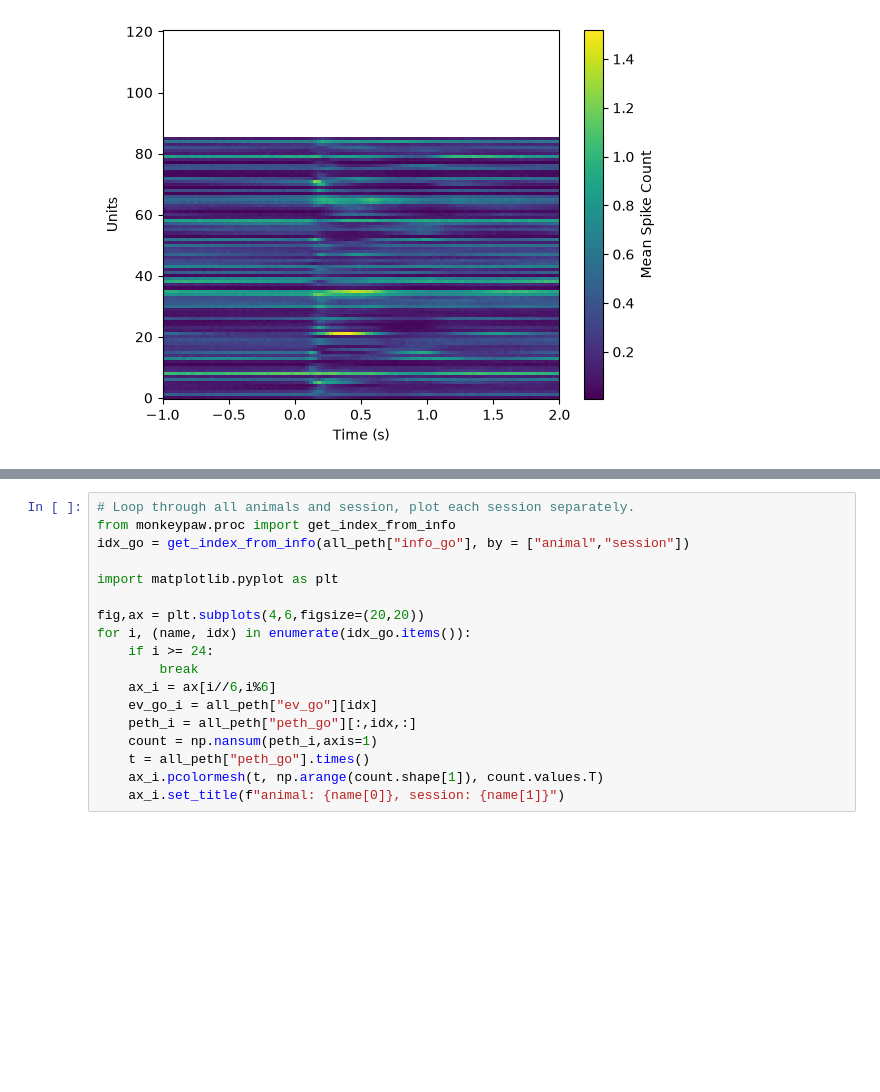
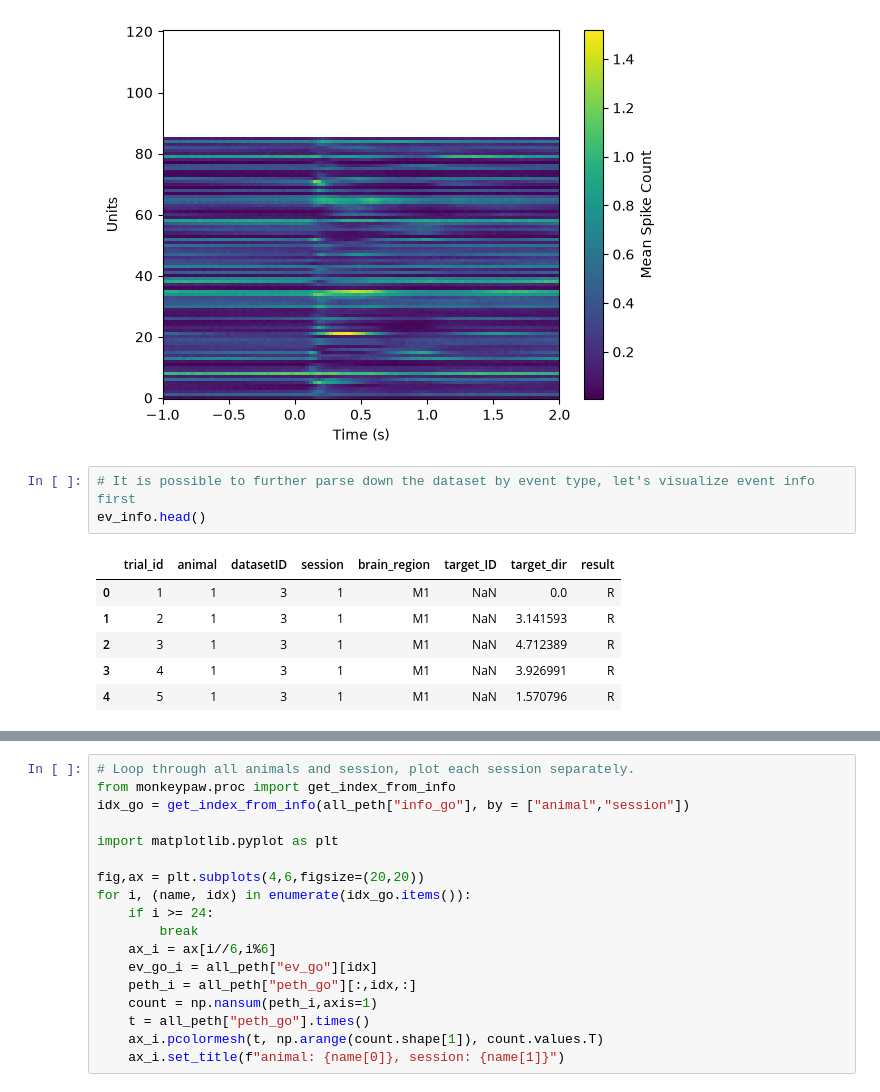
Before and after one commit to lilytong0919/NMA-shichimi-rulebreakerhalf-comparing-network, a Jupyter notebook: peth_test.ipynb, the cells around one changed output, grey strips where cells are left out. Cells and saved outputs as stored; diff of their text form; blank space fills up the shorter version.

```diff
--- a/peth_test.ipynb
+++ b/peth_test.ipynb
@@ -79,3 +79,13 @@ plt.colorbar(label="Mean Spike Count")
 Shape of peth for animal 1 session 1: 100 timestamps, 1038 events, 121 units
 <matplotlib.colorbar.Colorbar at 0x...>
 [figure]
+# %%
+# It is possible to further parse down the dataset by event type, let's visualize event info first
+ev_info.head()
+# %% [output]
+|  | trial_id | animal | datasetID | session | brain_region | target_ID | target_dir | result |
+| 0 | 1 | 1 | 3 | 1 | M1 | NaN | 0.0 | R |
+| 1 | 2 | 1 | 3 | 1 | M1 | NaN | 3.141593 | R |
+| 2 | 3 | 1 | 3 | 1 | M1 | NaN | 4.712389 | R |
+| 3 | 4 | 1 | 3 | 1 | M1 | NaN | 3.926991 | R |
+| 4 | 5 | 1 | 3 | 1 | M1 | NaN | 1.570796 | R |
```
Also changed, not shown: parts of 1 cell of this notebook.
